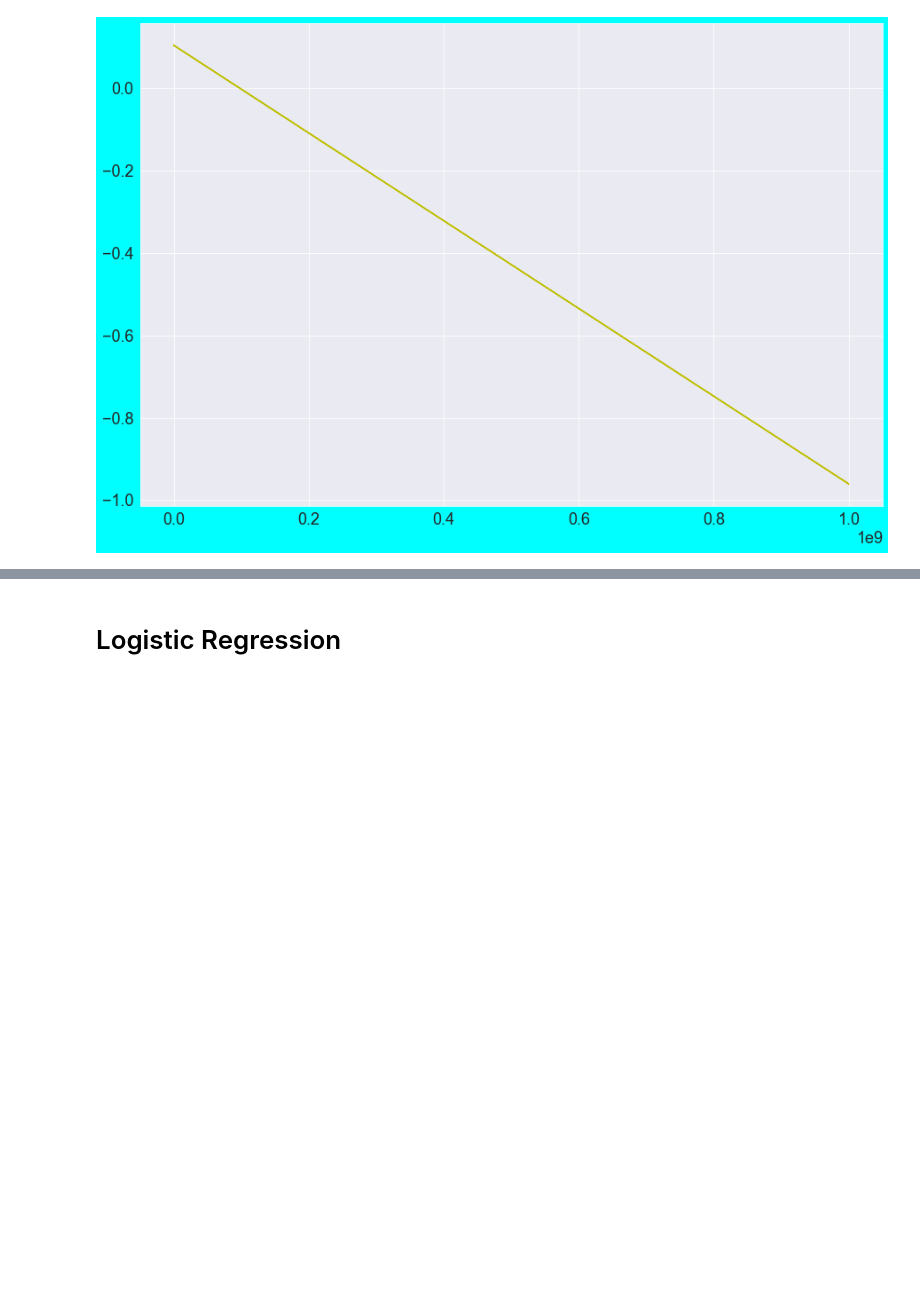
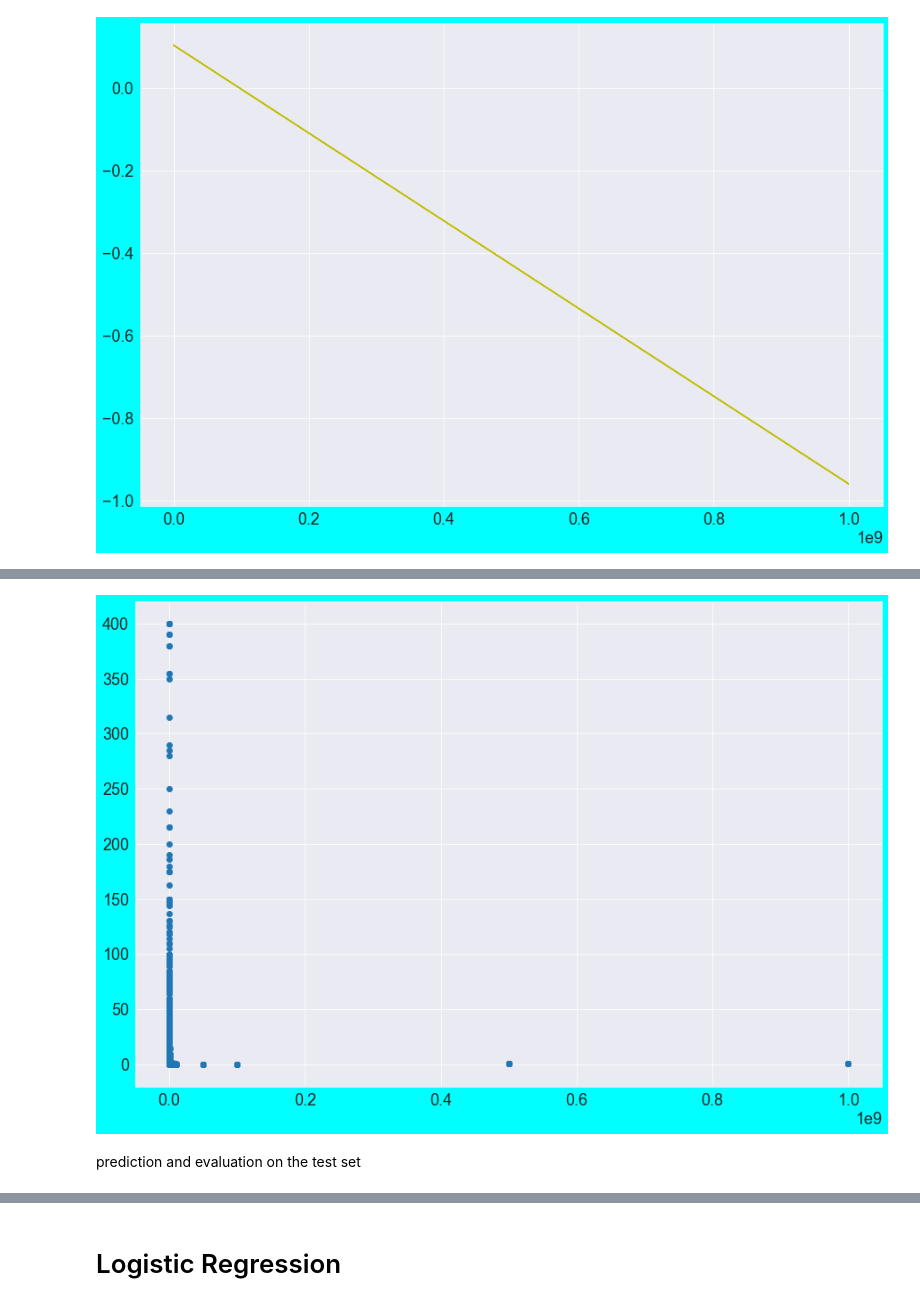
Before and after one commit to emojiworld777/google-playstore, a Jupyter notebook: edasatvik-checkpoint.ipynb, the cells around one changed output, grey strips where cells are left out. Saved outputs shown, nothing was run; the diff lists cells and outputs as text; code cells hidden in the pictures; blank space fills up the shorter version.

```diff
--- a/edasatvik-checkpoint.ipynb
+++ b/edasatvik-checkpoint.ipynb
@@ -962,0 +1016,8 @@ plt.show()
+# %%
+# looking for patterns in residual
+plt.scatter(X_train,residual)
+plt.show()
+# %% [output]
+[figure, added]
+# %% [markdown]
+prediction and evaluation on the test set
```
Also changed, not shown: parts of 11 cells of this notebook.
